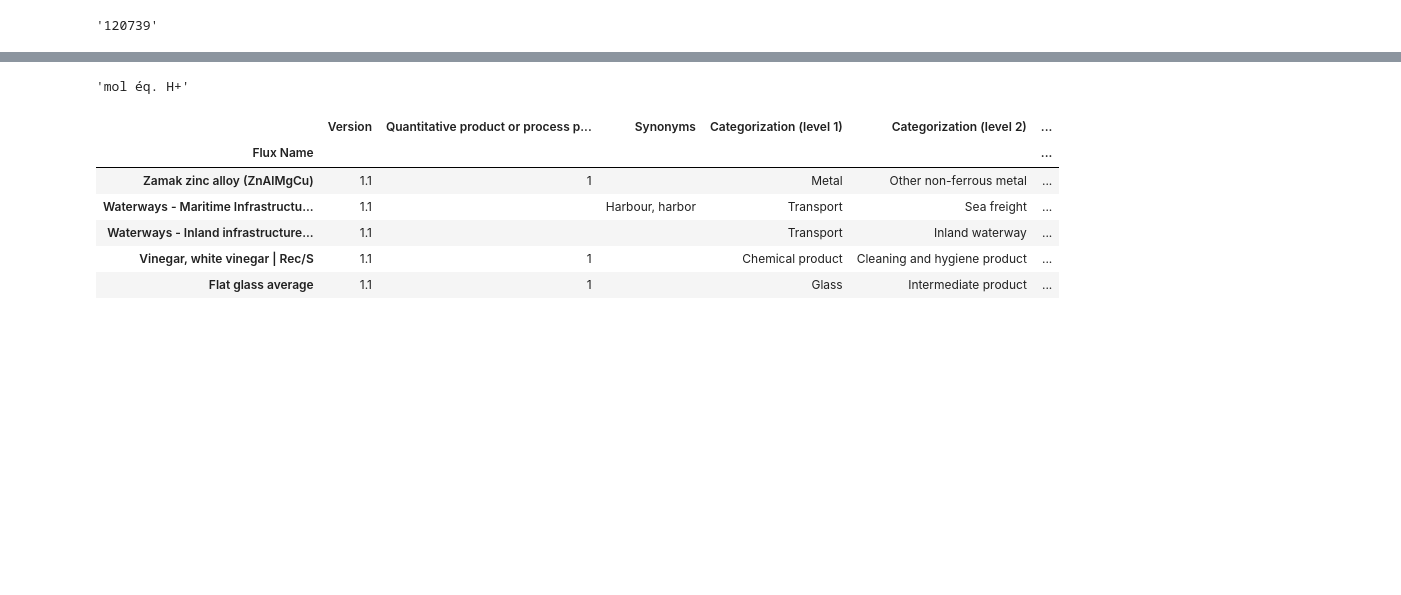
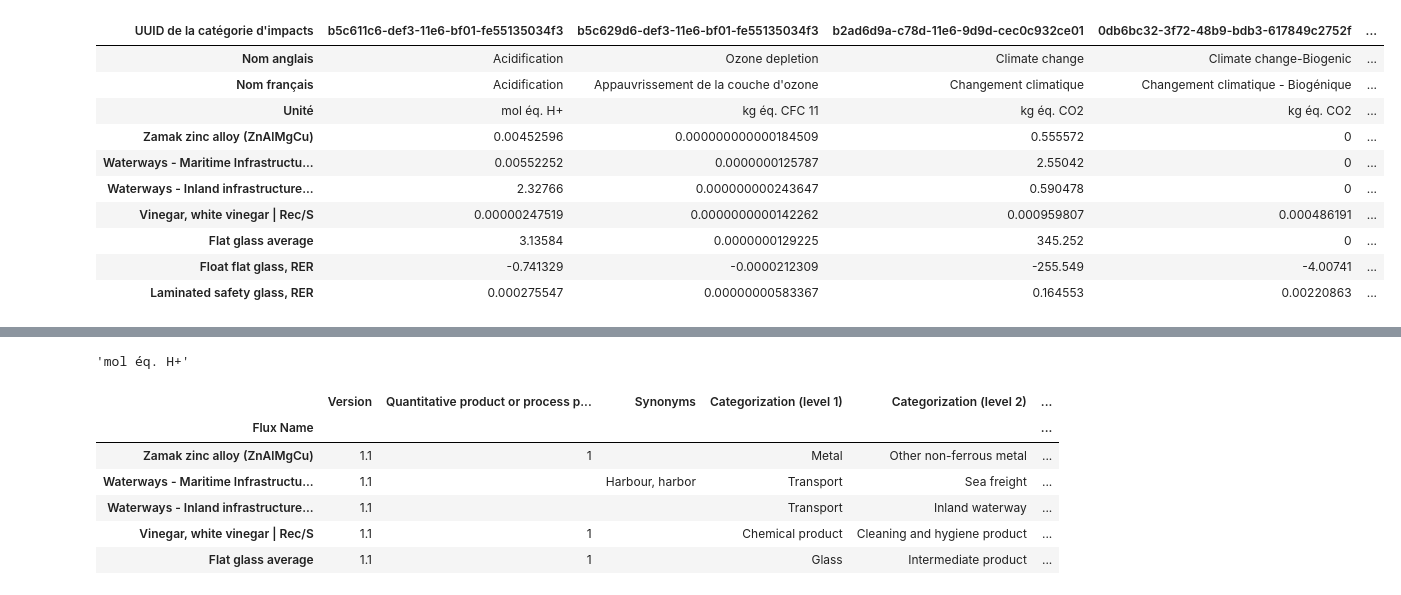
Before and after one commit to MarionBml/holis_viz, a Jupyter notebook: data_tests.ipynb, the cells around one changed output, grey strips where cells are left out. Drawn from its saved outputs; the diff is of its cells as text; code cells hidden in the pictures; blank space fills up the shorter version.

```diff
--- a/data_tests.ipynb
+++ b/data_tests.ipynb
@@ -20,4 +20,14 @@ proc_imp = load_proc_imp()
-# %%
-proc_imp.loc['Electricity grid mix, OM','b5c632be-def3-11e6-bf01-fe55135034f3']
-# %% [output]
-'120739'
+# %%
+proc_imp.head(10)
+# %% [output]
+| UUID de la catégorie d'impacts | b5c611c6-def3-11e6-bf01-fe55135034f3 | b5c629d6-def3-11e6-bf01-fe55135034f3 | b2ad6d9a-c78d-11e6-9d9d-cec0c932ce01 | 0db6bc32-3f72-48b9-bdb3-617849c2752f | ... |
+| Nom anglais | Acidification | Ozone depletion | Climate change | Climate change-Biogenic | ... |
+| Nom français | Acidification | Appauvrissement de la couche d'ozone | Changement climatique | Changement climatique - Biogénique | ... |
+| Unité | mol éq. H+ | kg éq. CFC 11 | kg éq. CO2 | kg éq. CO2 | ... |
+| Zamak zinc alloy (ZnAlMgCu) | 0.00452596 | 0.000000000000184509 | 0.555572 | 0 | ... |
+| Waterways - Maritime Infrastructu... | 0.00552252 | 0.0000000125787 | 2.55042 | 0 | ... |
+| Waterways - Inland infrastructure... | 2.32766 | 0.000000000243647 | 0.590478 | 0 | ... |
+| Vinegar, white vinegar | Rec/S | 0.00000247519 | 0.0000000000142262 | 0.000959807 | 0.000486191 | ... |
+| Flat glass average | 3.13584 | 0.0000000129225 | 345.252 | 0 | ... |
+| Float flat glass, RER | -0.741329 | -0.0000212309 | -255.549 | -4.00741 | ... |
+| Laminated safety glass, RER | 0.000275547 | 0.00000000583367 | 0.164553 | 0.00220863 | ... |
```
Also changed, not shown: parts of 7 cells of this notebook, 1 other file.
